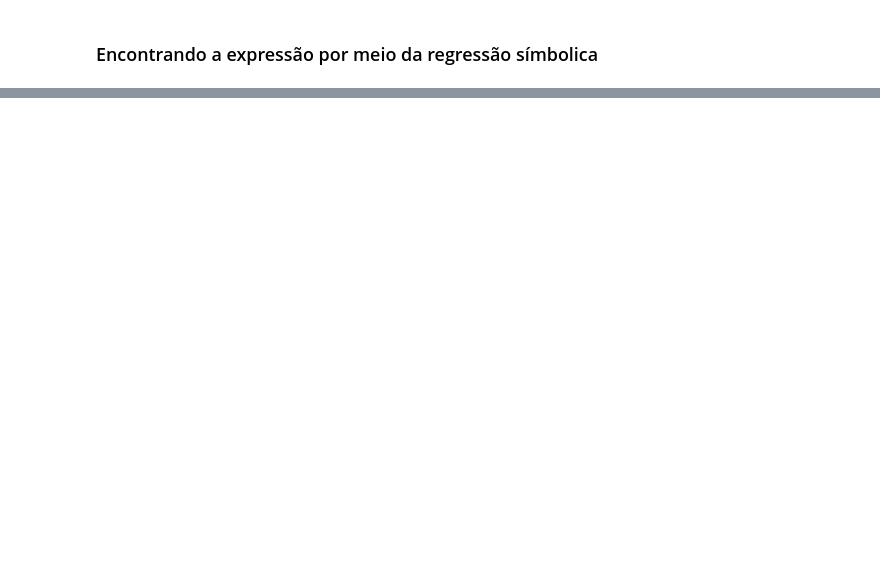
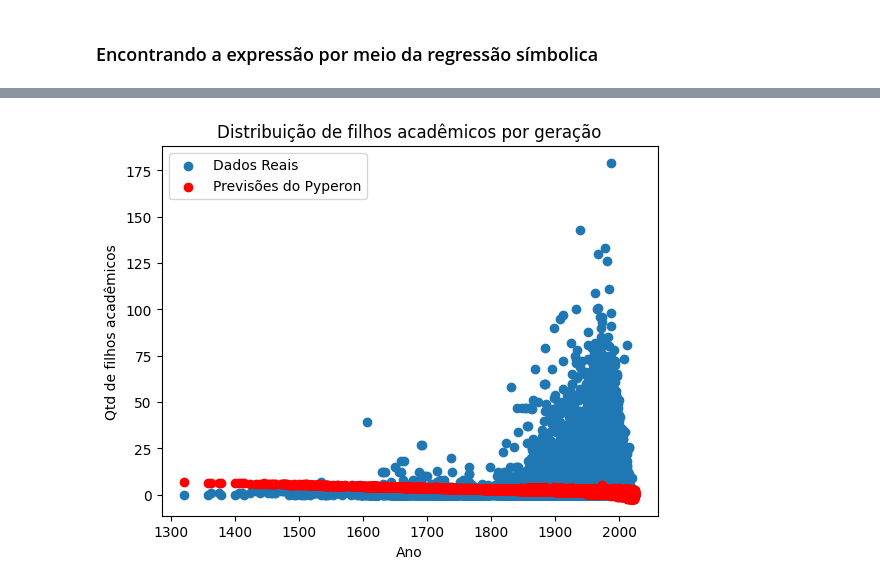
Before and after one commit to Renan-Bodom/mgp, a Jupyter notebook: IA no MGP.ipynb, the cells around one changed output, grey strips where cells are left out. Saved outputs shown, nothing was run; the diff lists cells and outputs as text; code cells hidden in the pictures; blank space fills up the shorter version.

```diff
--- a/IA no MGP.ipynb
+++ b/IA no MGP.ipynb
@@ -468,2 +543,14 @@ plt.show()
+# %%
+# Visualizar os resultados
+mask = (df_optimized["year"] > 500) & (df_optimized["year"] < 2100)
+plt.scatter(df_optimized["year"][mask], df_optimized[target][mask], label='Dados Reais')
+plt.scatter(df_optimized["year"][mask], df_optimized["predicted_students"][mask], color='red', label='Previsões do Pyperon')
+plt.xlabel('Ano')
+plt.ylabel('Qtd de filhos acadêmicos')
+plt.legend()
+plt.title('Distribuição de filhos acadêmicos por geração')
+plt.show()
+# %% [output]
+[figure, added]
 # %%
 print("Predição com mais alunos:\n\n", df_optimized[['researcher_id'] + [f for f in features if f not in ['year']] + ["predicted_students"]].nlargest(10, "predicted_students").to_string(index=False))
```
Also changed, not shown: parts of 27 cells of this notebook, 1 other file.
